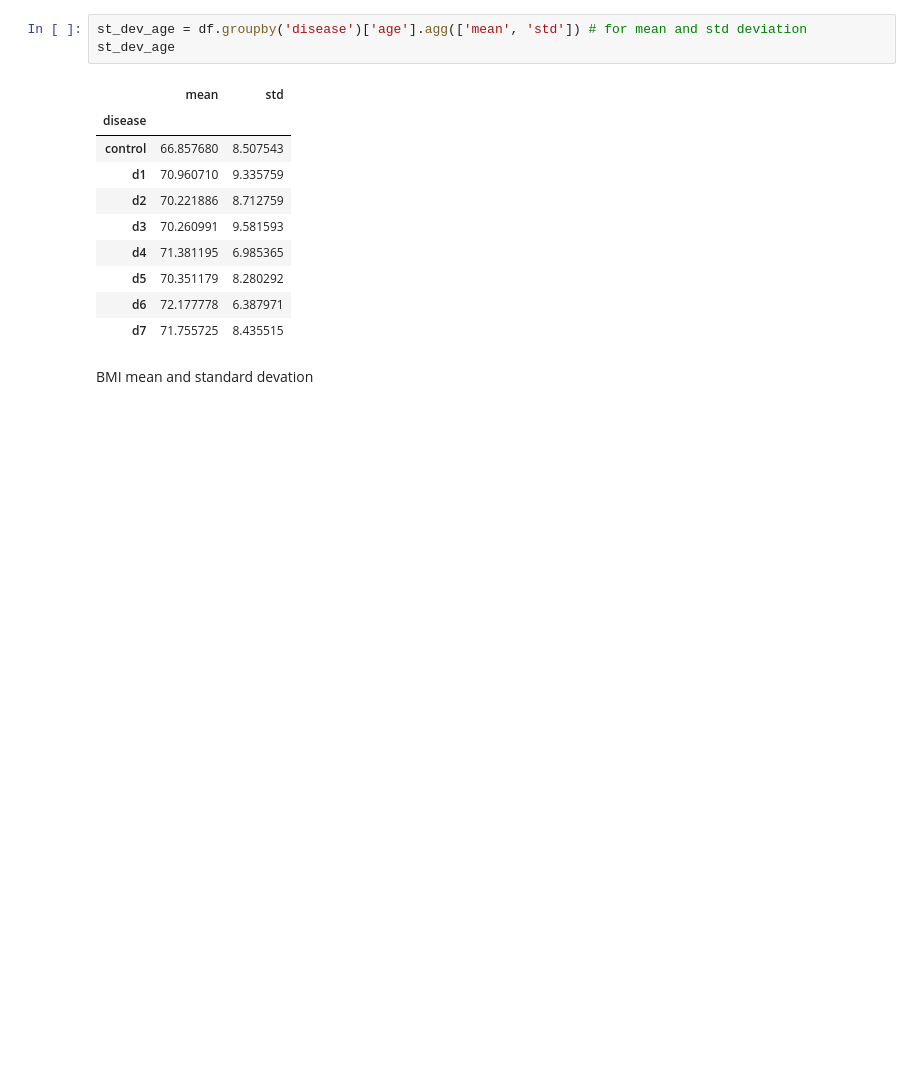
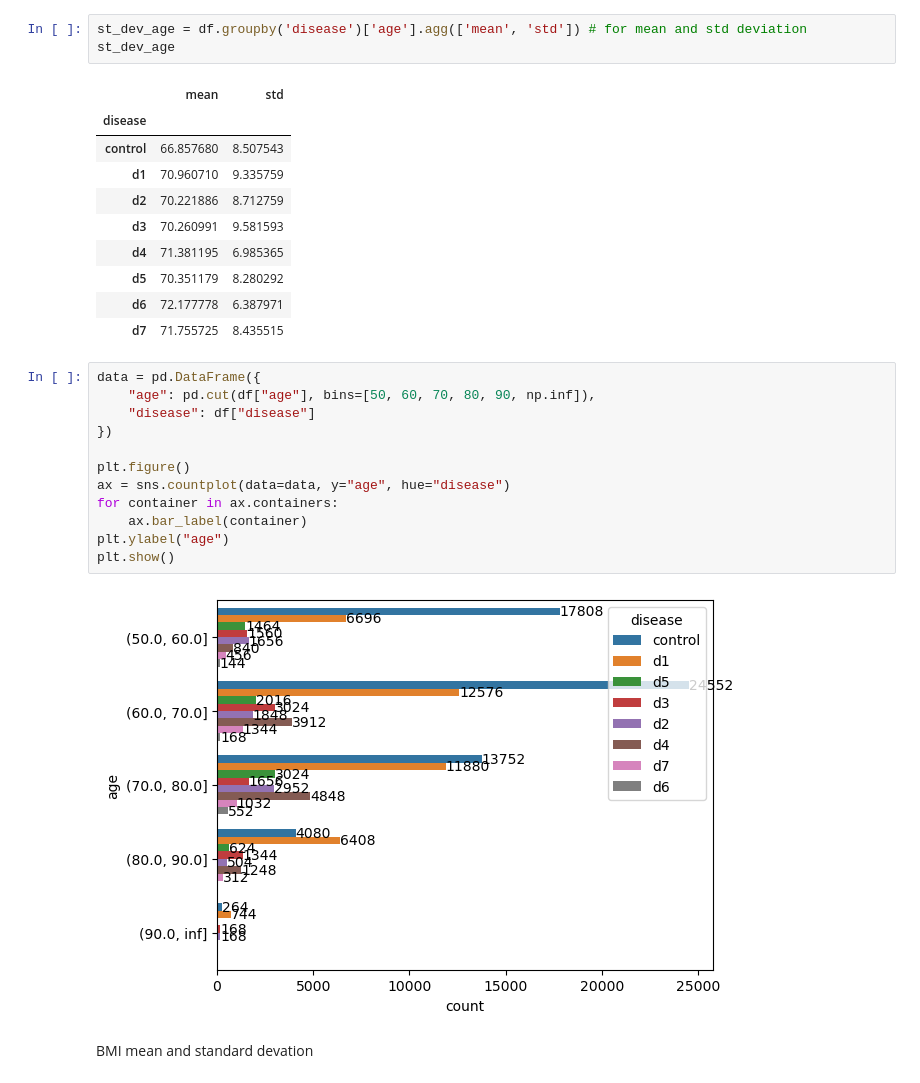
Before and after one commit to mjoeli/csb_project, a Jupyter notebook: statistics.ipynb, the cells around one changed output. Cells and saved outputs as stored; diff of their text form; blank space fills up the shorter version.

```diff
--- a/statistics.ipynb
+++ b/statistics.ipynb
@@ -76,6 +83,20 @@ st_dev_age
 | d5 | 70.351179 | 8.280292 |
 | d6 | 72.177778 | 6.387971 |
 | d7 | 71.755725 | 8.435515 |
+# %%
+data = pd.DataFrame({
+    "age": pd.cut(df["age"], bins=[50, 60, 70, 80, 90, np.inf]),
+    "disease": df["disease"]
+})
+
+plt.figure()
+ax = sns.countplot(data=data, y="age", hue="disease")
+for container in ax.containers:
+    ax.bar_label(container)
+plt.ylabel("age")
+plt.show()
+# %% [output]
+[figure, added]
 # %% [markdown]
 BMI mean and standard devation
 # %%
```
Also changed, not shown: parts of 15 cells of this notebook, 1 other file.
